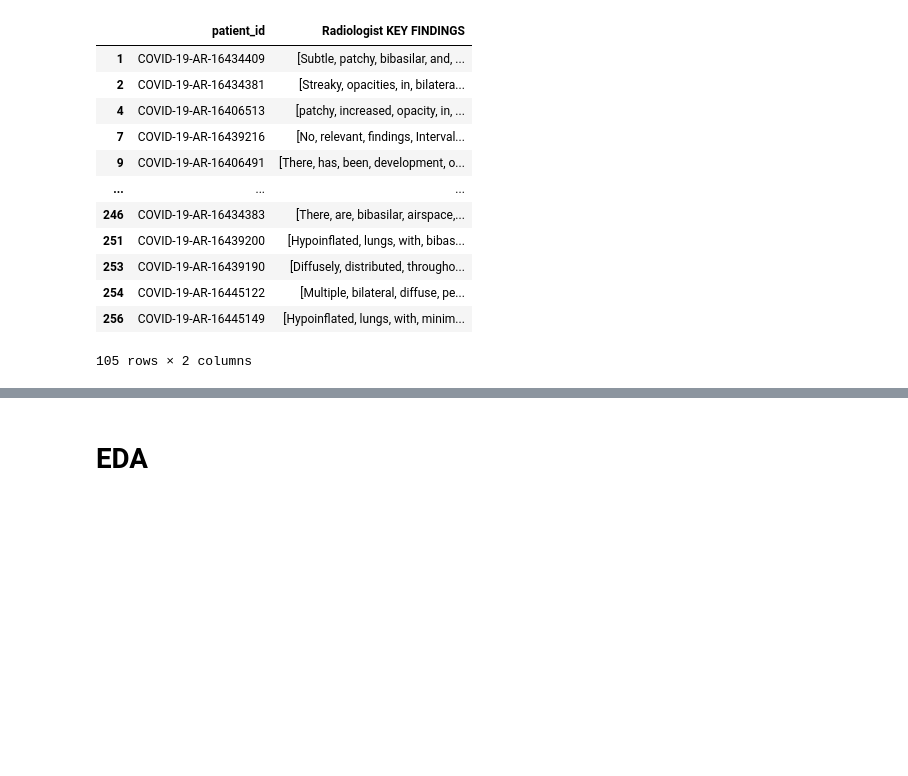
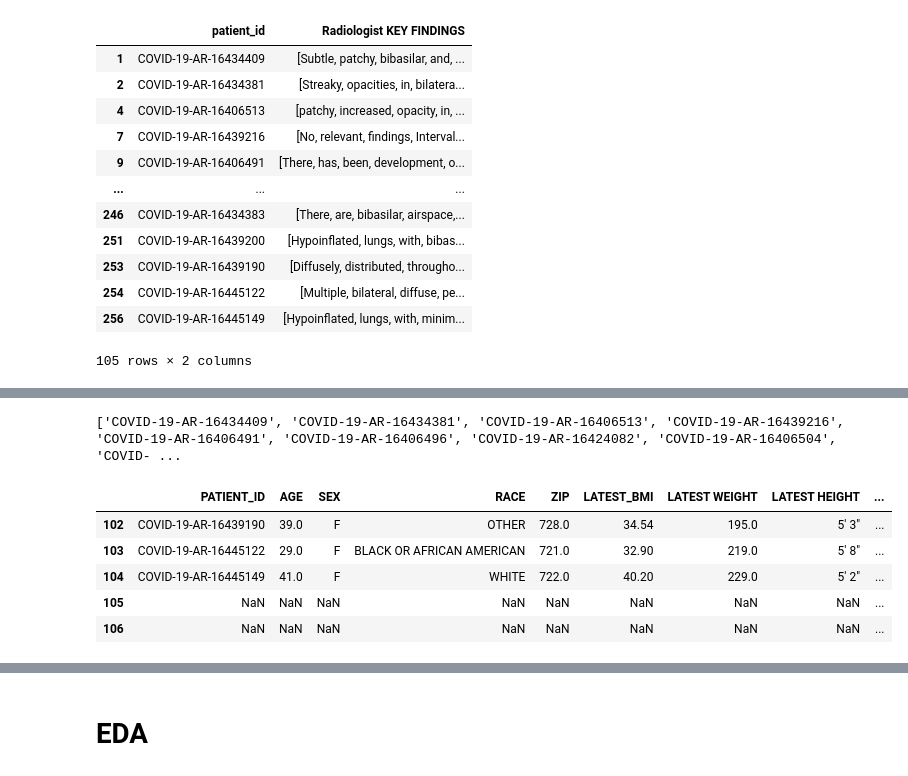
Before and after one commit to R4HUL-ROY/Multimodal_feature_extraction, a Jupyter notebook: TextPrep.ipynb, the cells around one changed output, grey strips where cells are left out. Saved outputs shown, nothing was run; the diff lists cells and outputs as text; code cells hidden in the pictures; blank space fills up the shorter version.

```diff
--- a/TextPrep.ipynb
+++ b/TextPrep.ipynb
@@ -213,0 +309,6 @@ dataset
+# %%
+patient_1 = dataset['patient_id']
+patient_1 = list(patient_1)
+print(patient_1)
+# %% [output]
+['COVID-19-AR-16434409', 'COVID-19-AR-16434381', 'COVID-19-AR-16406513', 'COVID-19-AR-16439216', 'COVID-19-AR-16406491', 'COVID-19-AR-16406496', 'COVID-19-AR-16424082', 'COVID-19-AR-16406504', 'COVID- ...
@@ -213,0 +318,9 @@ dataset
+# %%
+df.tail()
+# %% [output]
+|  | PATIENT_ID | AGE | SEX | RACE | ZIP | LATEST_BMI | LATEST WEIGHT | LATEST HEIGHT | ... |
+| 102 | COVID-19-AR-16439190 | 39.0 | F | OTHER | 728.0 | 34.54 | 195.0 | 5' 3" | ... |
+| 103 | COVID-19-AR-16445122 | 29.0 | F | BLACK OR AFRICAN AMERICAN | 721.0 | 32.90 | 219.0 | 5' 8" | ... |
+| 104 | COVID-19-AR-16445149 | 41.0 | F | WHITE | 722.0 | 40.20 | 229.0 | 5' 2" | ... |
+| 105 | NaN | NaN | NaN | NaN | NaN | NaN | NaN | NaN | ... |
+| 106 | NaN | NaN | NaN | NaN | NaN | NaN | NaN | NaN | ... |
```
Also changed, not shown: parts of 31 cells of this notebook.
